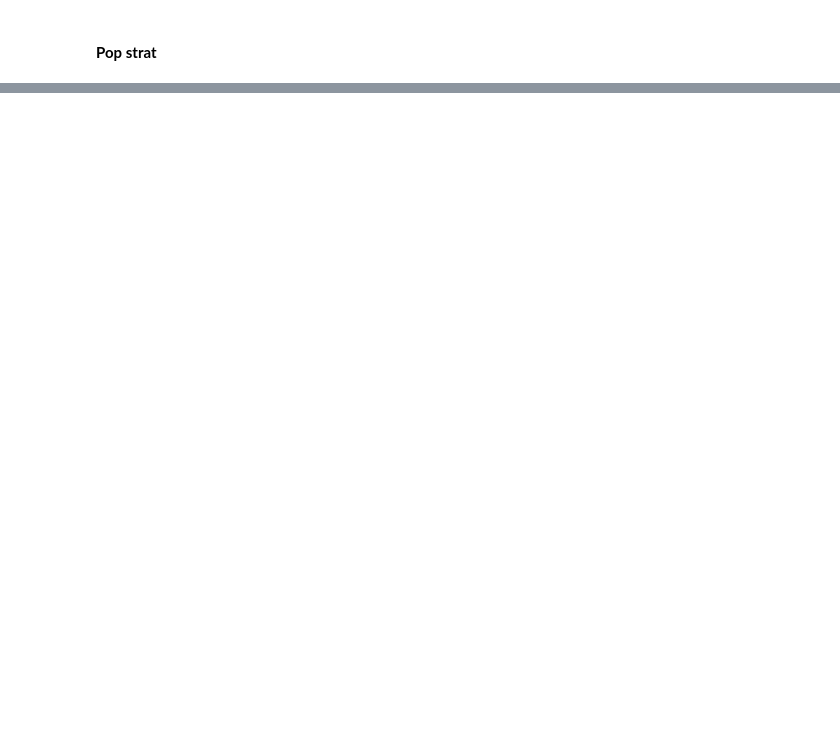
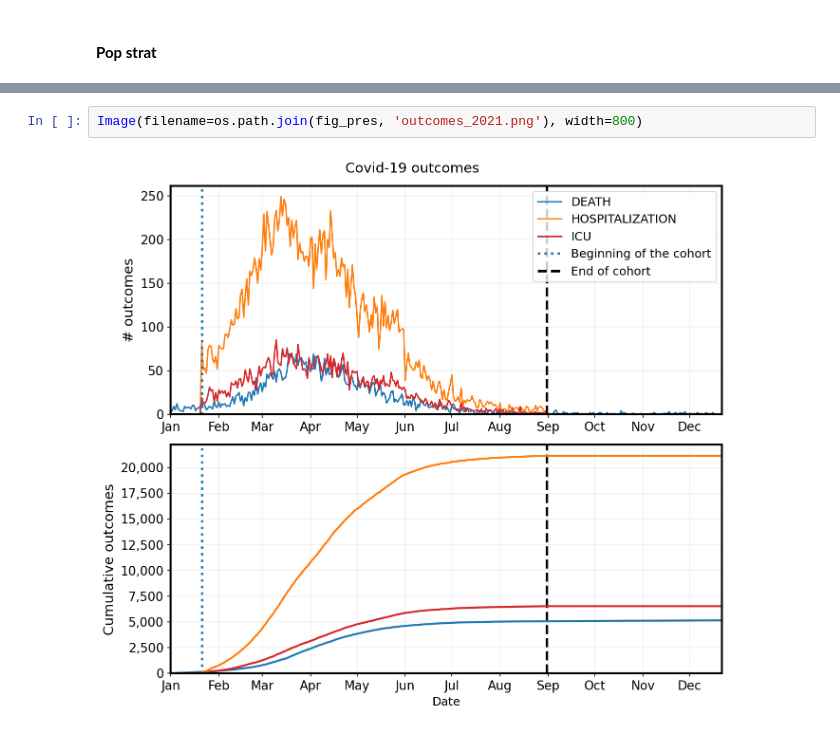
Before and after one commit to higorsmonteiro/vaccine-eff-fortaleza, a Jupyter notebook: notebooks/results_may2022.ipynb, the cells around one changed output, grey strips where cells are left out. Drawn from its saved outputs; the diff is of its cells as text; blank space fills up the shorter version.

```diff
--- a/notebooks/results_may2022.ipynb
+++ b/notebooks/results_may2022.ipynb
@@ -514,0 +736,4 @@ pop_per_sex(fschema, "CORONAVAC", "NOVO", hdi_index=1, dose="D2", cohort_str="21
+# %%
+Image(filename=os.path.join(fig_pres, 'outcomes_2021.png'), width=800)
+# %% [output]
+[figure, added]
```
Also changed, not shown: parts of 85 cells of this notebook, 3 other files.
